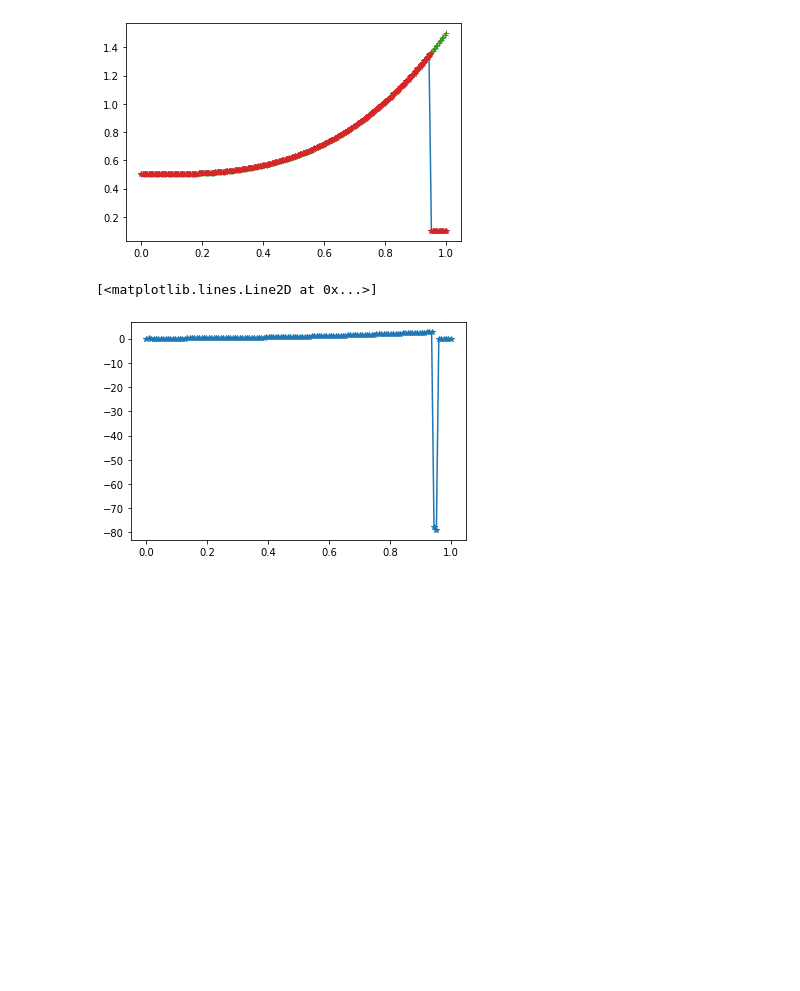
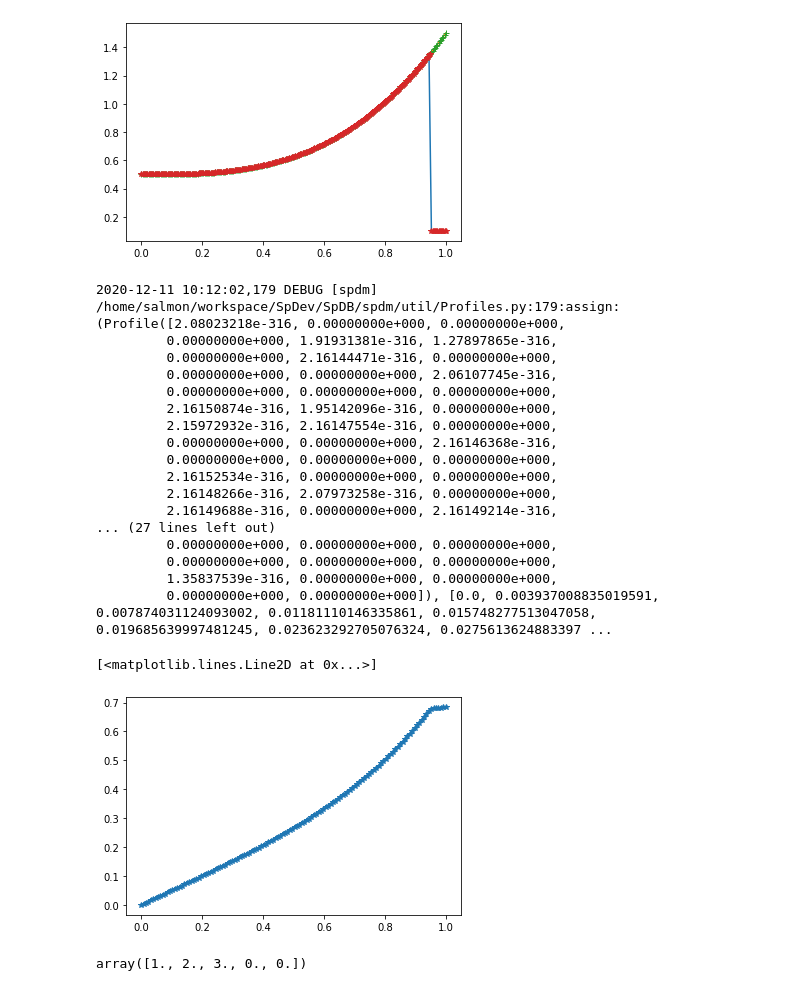
Before and after one commit to simpla-fusion/spdm, a Jupyter notebook: examples/profile.ipynb, the cells around one changed output. Cells and saved outputs as stored; diff of their text form; code cells hidden in the pictures; blank space fills up the shorter version.

```diff
--- a/examples/profile.ipynb
+++ b/examples/profile.ipynb
@@ -25,7 +25,24 @@ plt.plot(x1,y(x1),"*")
 [<matplotlib.lines.Line2D at 0x...>]
 [figure]
 # %%
-plt.plot(x,y.derivative,"-*")
+plt.plot(x,y.integral(0),"-*")
 # %% [output]
-[<matplotlib.lines.Line2D at 0x...>]
+2020-12-11 10:12:02,179 DEBUG [spdm] /home/salmon/workspace/SpDev/SpDB/spdm/util/Profiles.py:179:assign: (Profile([2.08023218e-316, 0.00000000e+000, 0.00000000e+000,
+         0.00000000e+000, 1.91931381e-316, 1.27897865e-316,
+         0.00000000e+000, 2.16144471e-316, 0.00000000e+000,
+         0.00000000e+000, 0.00000000e+000, 2.06107745e-316,
+         0.00000000e+000, 0.00000000e+000, 0.00000000e+000,
+         2.16150874e-316, 1.95142096e-316, 0.00000000e+000,
+         2.15972932e-316, 2.16147554e-316, 0.00000000e+000,
+         0.00000000e+000, 0.00000000e+000, 2.16146368e-316,
+         0.00000000e+000, 0.00000000e+000, 0.00000000e+000,
+         2.16152534e-316, 0.00000000e+000, 0.00000000e+000,
+         2.16148266e-316, 2.07973258e-316, 0.00000000e+000,
+         2.16149688e-316, 0.00000000e+000, 2.16149214e-316,
+... (27 lines left out)
+         0.00000000e+000, 0.00000000e+000, 0.00000000e+000,
+         0.00000000e+000, 0.00000000e+000, 0.00000000e+000,
+         1.35837539e-316, 0.00000000e+000, 0.00000000e+000,
+         0.00000000e+000, 0.00000000e+000]), [0.0, 0.003937008835019591, 0.007874031124093002, 0.01181110146335861, 0.015748277513047058, 0.019685639997481245, 0.023623292705076324, 0.0275613624883397 ...
+[<matplotlib.lines.Line2D at 0x...>]
-[figure, old version]
+[figure, new version]
@@ -31,0 +54,4 @@ plt.plot(x,y.derivative,"-*")
+# %%
+a
+# %% [output]
+array([1., 2., 3., 0., 0.])
```
Also changed, not shown: parts of 2 cells of this notebook, 3 other files.
